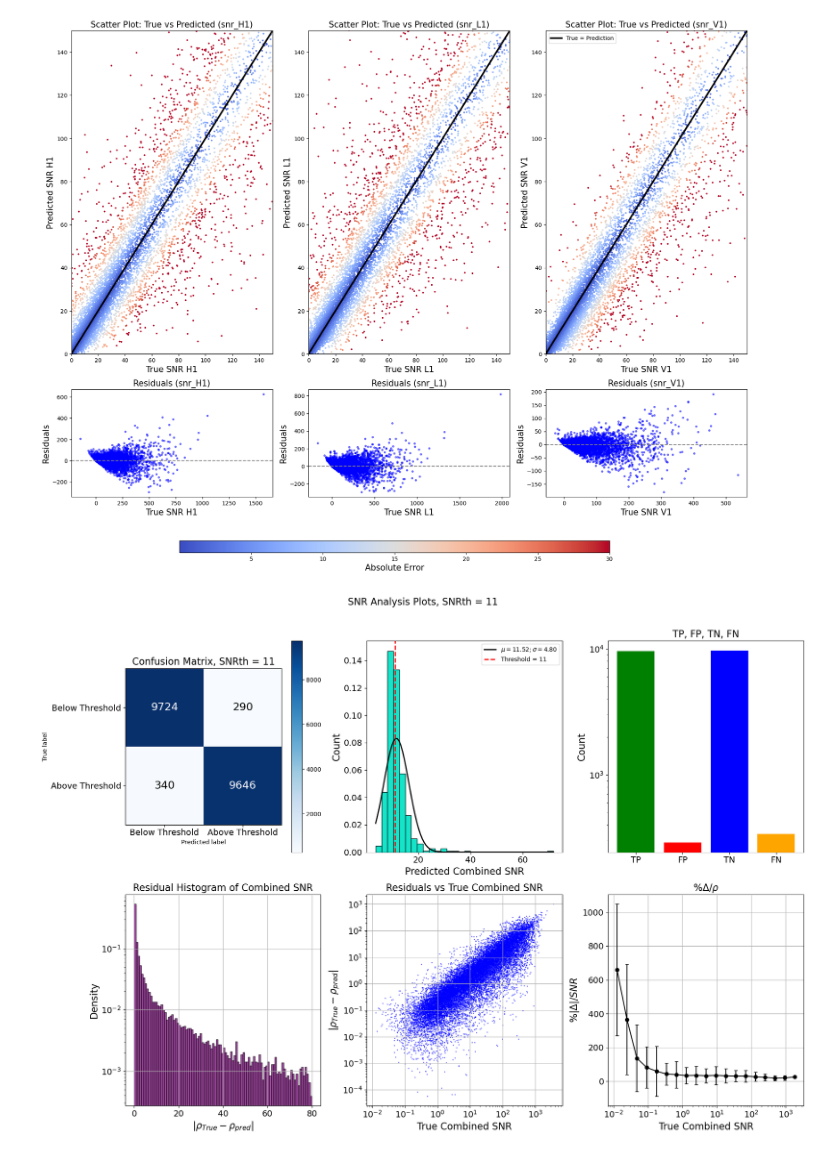
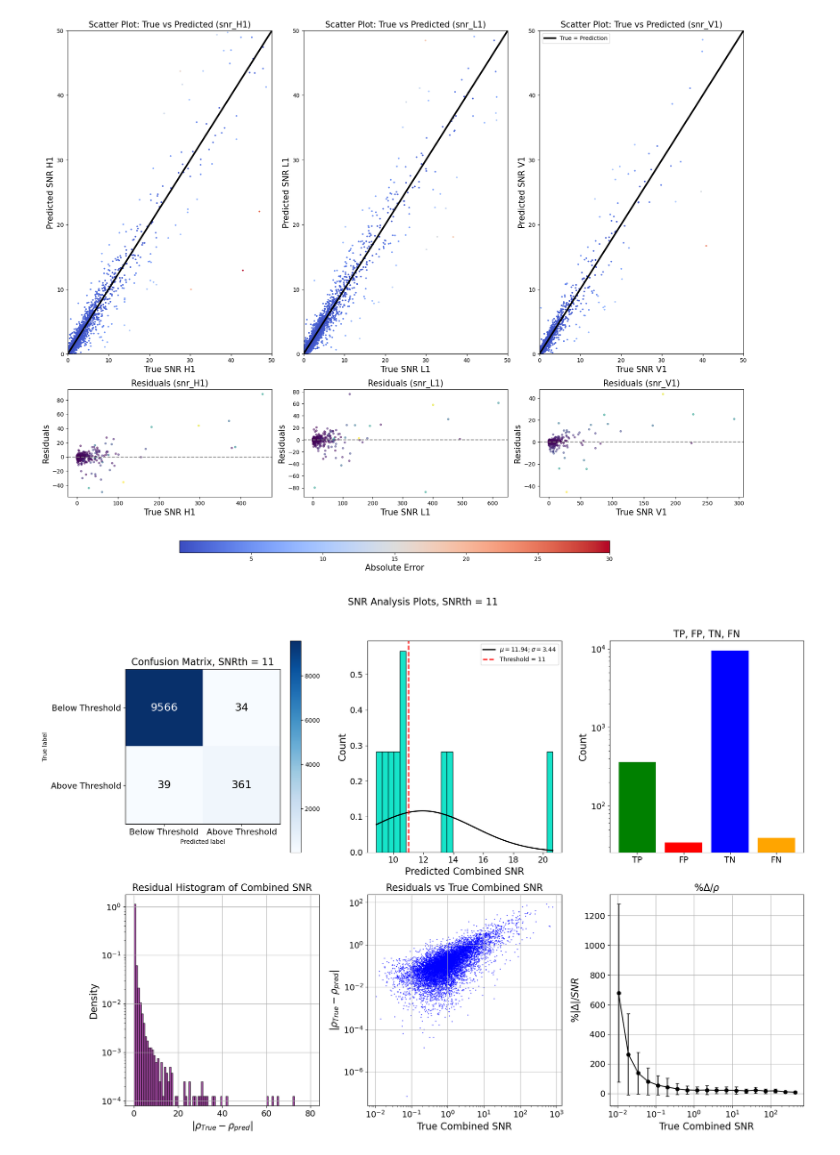
Before and after one commit to FedericoStachurski/CosmoFlow, a Jupyter notebook: COSMOFlow/make_scripts/test_MLP.ipynb, the cells around one changed output. Drawn from its saved outputs; the diff is of its cells as text; code cells hidden in the pictures.

Commit message:
Added some lines to testing

```diff
--- a/COSMOFlow/make_scripts/test_MLP.ipynb
+++ b/COSMOFlow/make_scripts/test_MLP.ipynb
@@ -6,8 +6,8 @@ import matplotlib.pyplot as plt
 
 folder = 'O3_SNR_approx_HLV'
 
-GWdata_testing = pd.read_csv('data_for_MLP/training/_O3_MLP_data_HLV_1000000_det_H1_L1_V1_run_O3_approx_IMRPhenomXPHM_batch_1.csv').head(20000)
-
+# GWdata_testing = pd.read_csv('data_for_MLP/training/_O3_MLP_data_HLV_1000000_det_H1_L1_V1_run_O3_approx_IMRPhenomXPHM_batch_1.csv').head(120000)
+GWdata_testing = pd.read_csv('data_for_MLP/testing/testing_data_10000_det_H1_L1_V1_run_O3_batch_1.csv')
 testing_snrsdl = (GWdata_testing[['snr_H1', 'snr_L1', 'snr_V1']] *  GWdata_testing[['luminosity_distance']].values).squeeze()
 
 testing_data = GWdata_testing[[ 'mass_1', 'mass_2', 'a_1', 'a_2', 'tilt_1', 'tilt_2',
@@ -50,13 +34,13 @@ sc1 = axes[0, 0].scatter(x=snr_H1, y=true_H1, c=np.abs(snr_H1 - true_H1), cmap=c
 axes[0, 0].set_title('Scatter Plot: True vs Predicted (snr_H1)', fontsize=15)
 axes[0, 0].set_xlabel('True SNR H1', fontsize=15)
 axes[0, 0].set_ylabel('Predicted SNR H1', fontsize=15)
-axes[0, 0].set_ylim([0, 150])
-axes[0, 0].set_xlim([0, 150])
+axes[0, 0].set_ylim([0, 50])
+axes[0, 0].set_xlim([0, 50])
 axes[0, 0].plot(np.linspace(0, 1000, 100), np.linspace(0, 1000, 100), '-k', linewidth=3)
 
 # Residuals for SNR H1
 residuals_H1 = true_H1 - snr_H1
-axes[1, 0].plot(snr_H1, residuals_H1, 'b.', alpha=0.5)
+axes[1, 0].scatter(true_H1, residuals_H1, alpha=0.5, c = np.abs(snr_V1 - true_V1), s = 10)
 axes[1, 0].axhline(0, color='gray', linestyle='--')
 axes[1, 0].set_xlabel('True SNR H1', fontsize=15)
 axes[1, 0].set_ylabel('Residuals', fontsize=15)
@@ -67,13 +51,13 @@ sc2 = axes[0, 1].scatter(x=snr_L1, y=true_L1, c=np.abs(snr_L1 - true_L1), cmap=c
 axes[0, 1].set_title('Scatter Plot: True vs Predicted (snr_L1)', fontsize=15)
 axes[0, 1].set_xlabel('True SNR L1', fontsize=15)
 axes[0, 1].set_ylabel('Predicted SNR L1', fontsize=15)
-axes[0, 1].set_ylim([0, 150])
-axes[0, 1].set_xlim([0, 150])
+axes[0, 1].set_ylim([0, 50])
+axes[0, 1].set_xlim([0, 50])
 axes[0, 1].plot(np.linspace(0, 1000, 100), np.linspace(0, 1000, 100), '-k', linewidth=3)
 
 # Residuals for SNR L1
 residuals_L1 = true_L1 - snr_L1
-axes[1, 1].plot(snr_L1, residuals_L1, 'b.', alpha=0.5)
+axes[1, 1].scatter(true_L1, residuals_L1, alpha=0.5, c = np.abs(snr_V1 - true_V1), s = 10)
 axes[1, 1].axhline(0, color='gray', linestyle='--')
 axes[1, 1].set_xlabel('True SNR L1', fontsize=15)
 axes[1, 1].set_ylabel('Residuals', fontsize=15)
@@ -84,14 +68,14 @@ sc3 = axes[0, 2].scatter(x=snr_V1, y=true_V1, c=np.abs(snr_V1 - true_V1), cmap=c
 axes[0, 2].set_title('Scatter Plot: True vs Predicted (snr_V1)', fontsize=15)
 axes[0, 2].set_xlabel('True SNR V1', fontsize=15)
 axes[0, 2].set_ylabel('Predicted SNR V1', fontsize=15)
-axes[0, 2].set_ylim([0, 150])
-axes[0, 2].set_xlim([0, 150])
+axes[0, 2].set_ylim([0, 50])
+axes[0, 2].set_xlim([0, 50])
 axes[0, 2].plot(np.linspace(0, 1000, 100), np.linspace(0, 1000, 100), '-k', linewidth=3, label='True = Prediction')
 axes[0, 2].legend()
 
 # Residuals for SNR V1
 residuals_V1 = true_V1 - snr_V1
-axes[1, 2].plot(snr_V1, residuals_V1, 'b.', alpha=0.5)
+axes[1, 2].scatter(true_V1, residuals_V1, alpha=0.5, c = np.abs(snr_V1 - true_V1), s = 10)
 axes[1, 2].axhline(0, color='gray', linestyle='--')
 axes[1, 2].set_xlabel('True SNR V1', fontsize=15)
 axes[1, 2].set_ylabel('Residuals', fontsize=15)
@@ -106,7 +90,7 @@ plt.tight_layout(rect=[0, 0.1, 1, 0.95])
 plt.savefig('models/MLP_models/'+folder+'/true_vs_pred.png', dpi = 300)
 plt.show()
 # %% [output]
-[figure, old version]
+[figure, new version]
 # %%
 import matplotlib.pyplot as plt
 import numpy as np
@@ -151,7 +135,7 @@ for i in range(cm.shape[0]):
                    color="white" if cm[i, j] > cm.max() / 2. else "black", fontsize=18)
 
 # New Histogram for True Events within Threshold +- 0.1
-mask = (snr_combined_true > (threshold - 1)) & (snr_combined_true < (threshold + 1))
+mask = (snr_combined_true > (threshold - 0.1)) & (snr_combined_true < (threshold + 0.1))
 predicted_snr_values = snr_combined_pred[mask]
 
 # Plot the histogram
@@ -163,7 +147,7 @@ x = np.linspace(min(bins), max(bins), 100)
 y = norm.pdf(x, mu, sigma)
 ax[1].plot(x, y, 'k', linewidth=2, label=f'$\mu={mu:.2f}; \sigma={sigma:.2f}$')
 
-ax[1].hist(snr_combined_pred[mask], bins=30, alpha=0.7, color='cyan', edgecolor='black', density = 1)
+ax[1].hist(snr_combined_pred[mask], bins=30, alpha=0.7, color='cyan', edgecolor='black', density = 1, range = (min(bins), max(bins)))
 ax[1].set_xlabel('Predicted Combined SNR', fontsize=16)
 ax[1].set_ylabel('Count', fontsize=16)
 ax[1].tick_params(axis='both', which='major', labelsize=14)
@@ -212,31 +196,31 @@ for i in range(1, len(bin_edges)):
     bin_mask = (bin_indices == i)
     if np.sum(bin_mask) > 0:
         mae = np.mean(abs(residuals[bin_mask]))
         std = np.std(abs(residuals[bin_mask]))
         mae_per_bin.append(mae)
         std_per_bin.append(std)
     else:
         mae_per_bin.append(np.nan)
         std_per_bin.append(np.nan)
 
 # Plotting MAE over Bins with Error Bars
 ax[5].errorbar(bin_edges[:-1], 100*np.array(mae_per_bin)/bin_edges[:-1], yerr=100*np.array(std_per_bin)/bin_edges[:-1], fmt='o-', color='black', ecolor='black', capsize=3)
 # ax[5].set_yscale('log')
 ax[5].set_xscale('log')
 ax[5].set_title(r'$\% \Delta/\rho$', fontsize=16)
 ax[5].set_xlabel('True Combined SNR', fontsize=16)
 ax[5].set_ylabel(r'$\% |\Delta|/SNR$', fontsize=16)
 ax[5].tick_params(axis='both', which='major', labelsize=14)
 ax[5].grid(True)
 
 
 
 # Adjust layout for better spacing between subplots
 plt.tight_layout()
 plt.tight_layout()
 plt.suptitle('SNR Analysis Plots, SNRth = {}'.format(threshold), fontsize=16, y=1.05)
 plt.savefig('models/MLP_models/'+folder+'/confusion_and_statistics.png', dpi = 300)
 # Display the figure
 plt.show()
 # %% [output]
-[figure, old version]
+[figure, new version]
```
Also changed, not shown: parts of 1 cell of this notebook.
